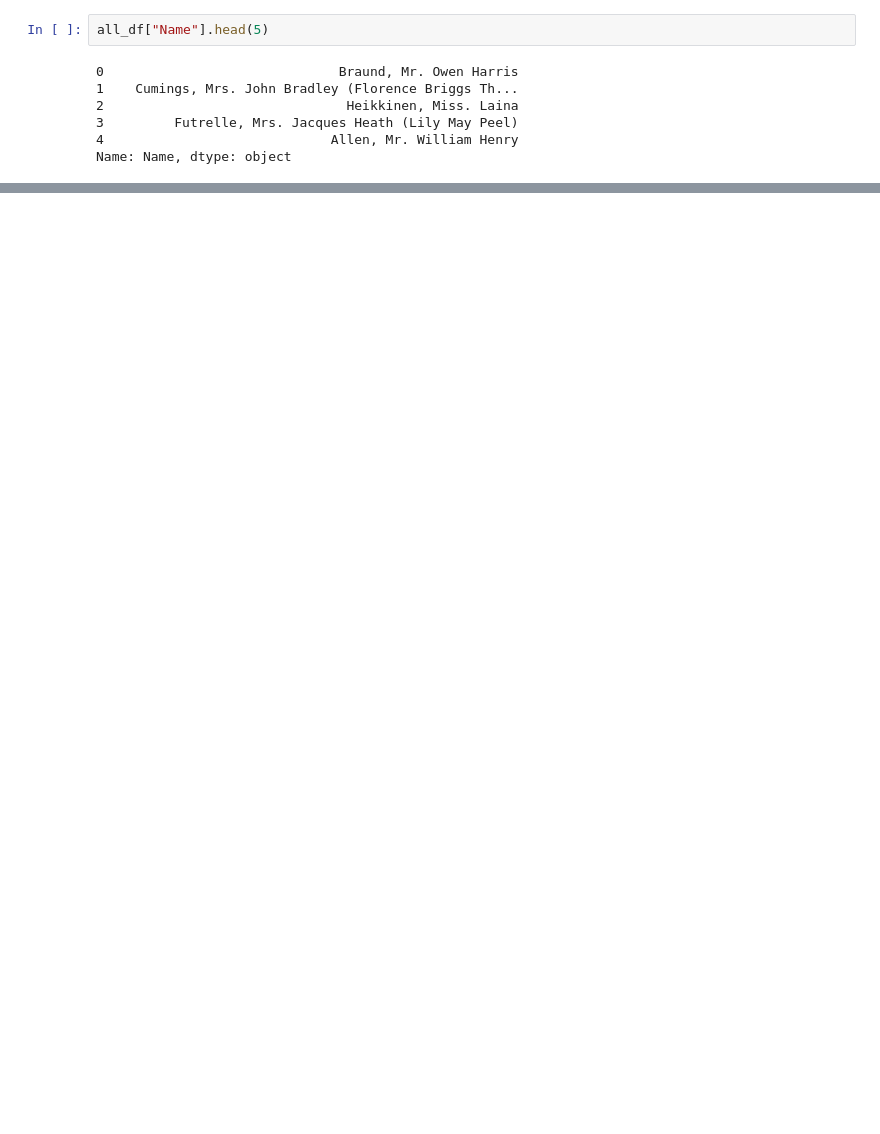
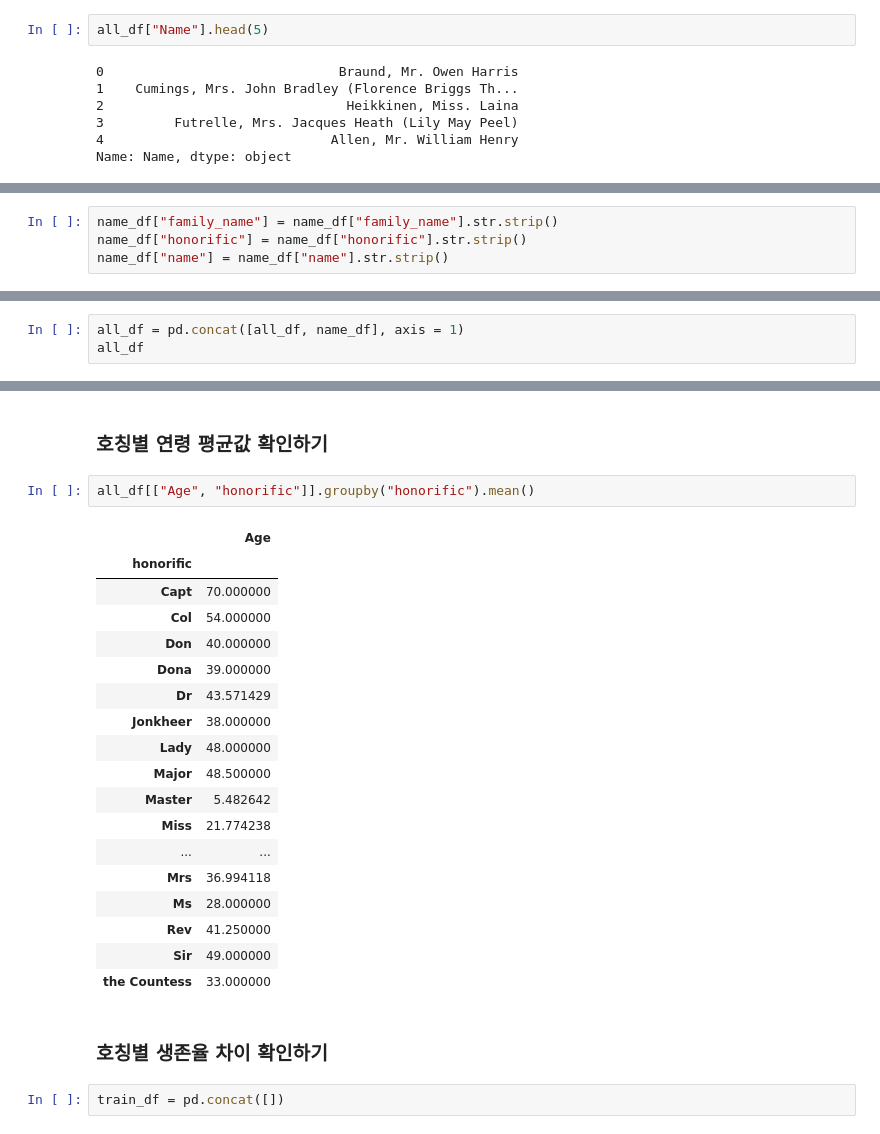
Before and after one commit to seyoung4503/Machine-Learning-Study, a Jupyter notebook: Ml/Kaggle/titanic/Kaggle.ipynb, the cells around one changed output, grey strips where cells are left out. Saved outputs shown, nothing was run; the diff lists cells and outputs as text; blank space fills up the shorter version.

```diff
--- a/Ml/Kaggle/titanic/Kaggle.ipynb
+++ b/Ml/Kaggle/titanic/Kaggle.ipynb
@@ -433,0 +462,4 @@ Name: Name, dtype: object
+# %%
+name_df["family_name"] = name_df["family_name"].str.strip()
+name_df["honorific"] = name_df["honorific"].str.strip()
+name_df["name"] = name_df["name"].str.strip()
@@ -433,0 +489,3 @@ Name: Name, dtype: object
+# %%
+all_df = pd.concat([all_df, name_df], axis = 1)
+all_df
@@ -433,0 +506,27 @@ Name: Name, dtype: object
+# %% [markdown]
+### 호칭별 연령 평균값 확인하기
+# %%
+all_df[["Age", "honorific"]].groupby("honorific").mean()
+# %% [output]
+|  | Age |
+| honorific |  |
+| Capt | 70.000000 |
+| Col | 54.000000 |
+| Don | 40.000000 |
+| Dona | 39.000000 |
+| Dr | 43.571429 |
+| Jonkheer | 38.000000 |
+| Lady | 48.000000 |
+| Major | 48.500000 |
+| Master | 5.482642 |
+| Miss | 21.774238 |
+| ... | ... |
+| Mrs | 36.994118 |
+| Ms | 28.000000 |
+| Rev | 41.250000 |
+| Sir | 49.000000 |
+| the Countess | 33.000000 |
+# %% [markdown]
+### 호칭별 생존율 차이 확인하기
+# %%
+train_df = pd.concat([])
```
Also changed, not shown: parts of 7 cells of this notebook.
